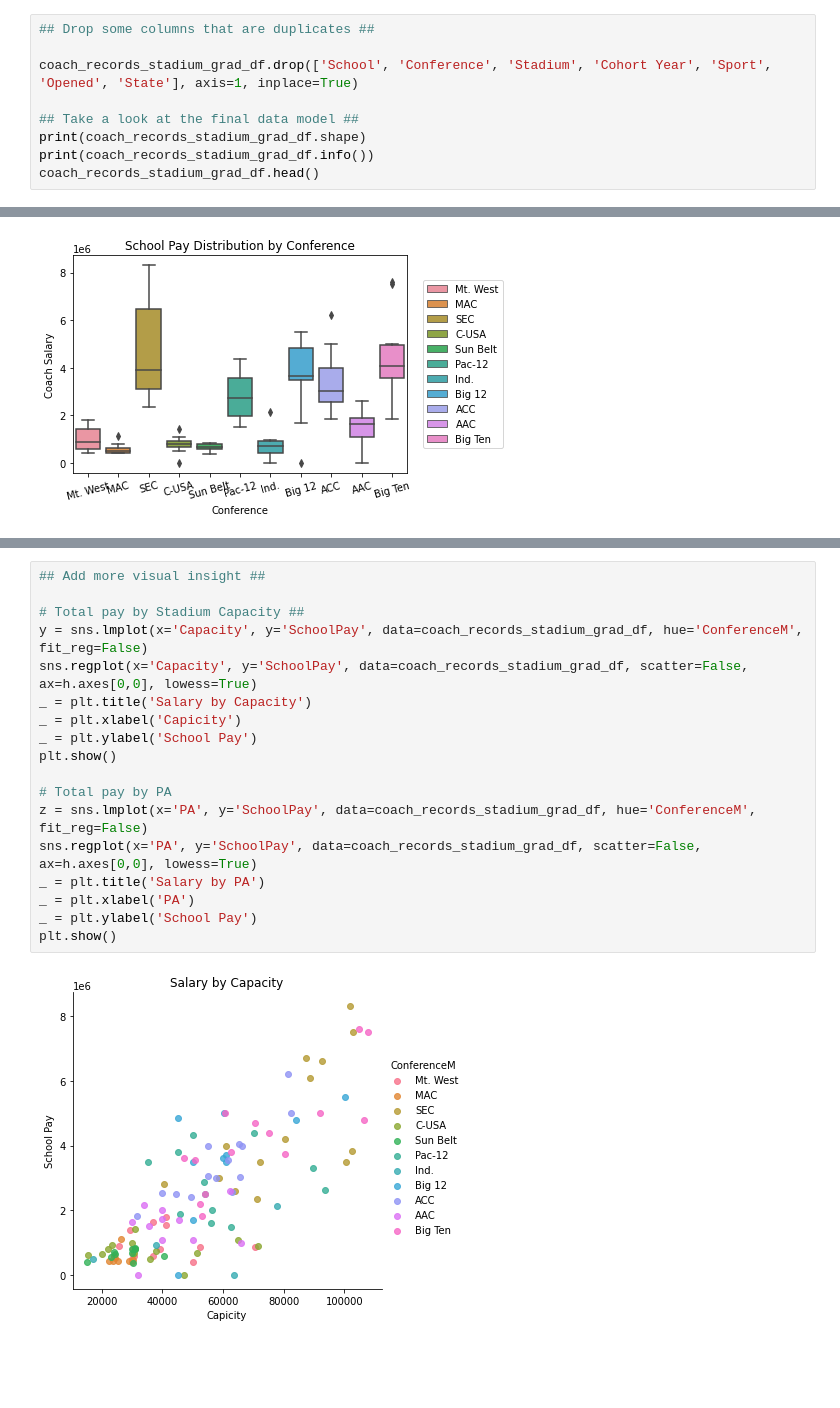
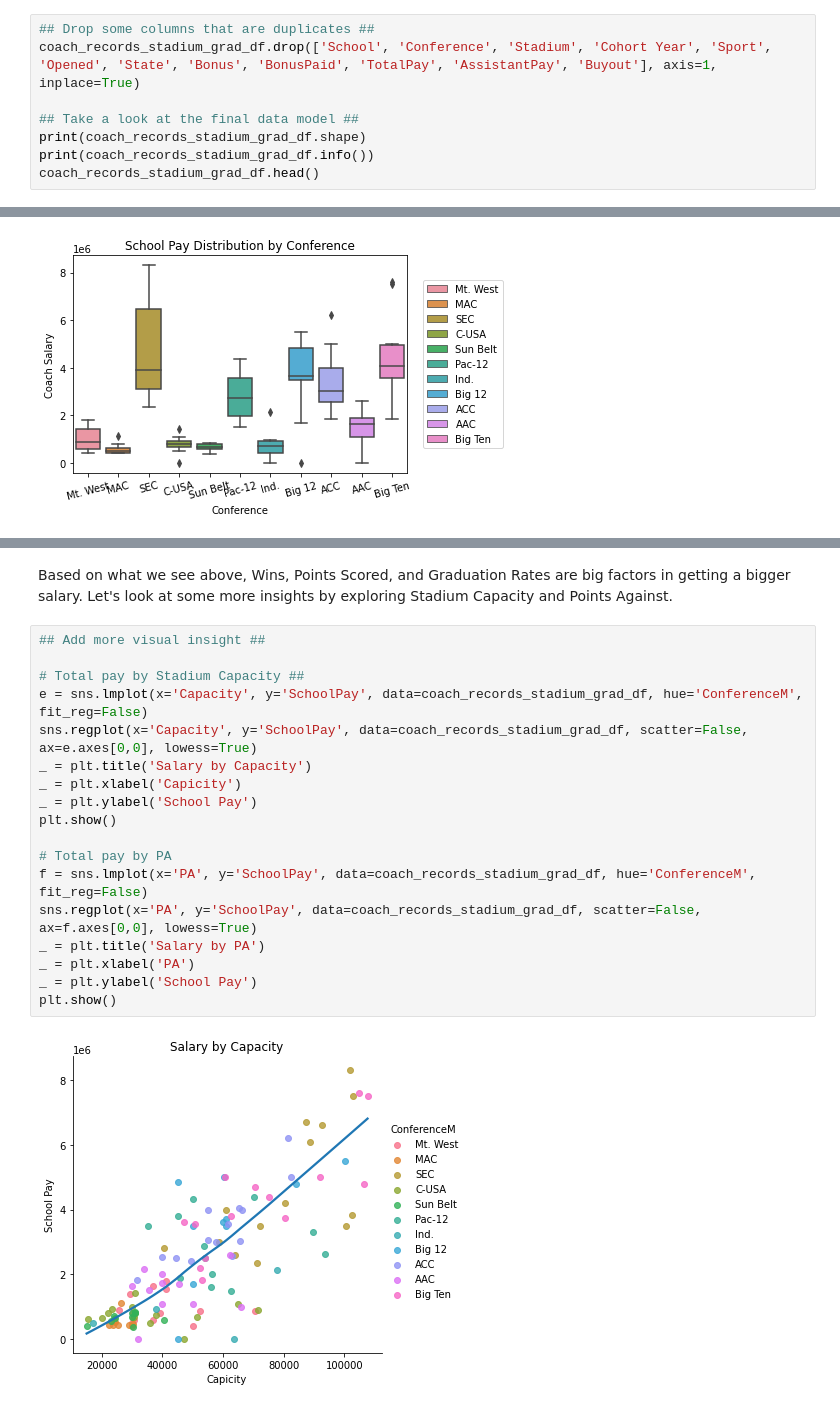
Before and after one commit to Champioa00/LAB1, a Jupyter notebook: Lab1Workingsession.ipynb, the cells around one changed output, grey strips where cells are left out. Cells and saved outputs as stored; diff of their text form; blank space fills up the shorter version.

```diff
--- a/Lab1Workingsession.ipynb
+++ b/Lab1Workingsession.ipynb
@@ -640,7 +642,6 @@ Now that we all the datasets have been combined, we can take a look and see what
 # %%
 ## Drop some columns that are duplicates ##
-
-coach_records_stadium_grad_df.drop(['School', 'Conference', 'Stadium', 'Cohort Year', 'Sport', 'Opened', 'State'], axis=1, inplace=True)
+coach_records_stadium_grad_df.drop(['School', 'Conference', 'Stadium', 'Cohort Year', 'Sport', 'Opened', 'State', 'Bonus', 'BonusPaid', 'TotalPay', 'AssistantPay', 'Buyout'], axis=1, inplace=True)
 
 ## Take a look at the final data model ##
 print(coach_records_stadium_grad_df.shape)
@@ -752,20 +749,22 @@ plt.show()
+# %% [markdown]
+Based on what we see above, Wins, Points Scored, and Graduation Rates are big factors in getting a bigger salary.  Let's look at some more insights by exploring Stadium Capacity and Points Against.
 # %%
 ## Add more visual insight ##
 
 # Total pay by Stadium Capacity ##
-y = sns.lmplot(x='Capacity', y='SchoolPay', data=coach_records_stadium_grad_df, hue='ConferenceM', fit_reg=False)
-sns.regplot(x='Capacity', y='SchoolPay', data=coach_records_stadium_grad_df, scatter=False, ax=h.axes[0,0], lowess=True)
+e = sns.lmplot(x='Capacity', y='SchoolPay', data=coach_records_stadium_grad_df, hue='ConferenceM', fit_reg=False)
+sns.regplot(x='Capacity', y='SchoolPay', data=coach_records_stadium_grad_df, scatter=False, ax=e.axes[0,0], lowess=True)
 _ = plt.title('Salary by Capacity')
 _ = plt.xlabel('Capicity')
 _ = plt.ylabel('School Pay')
 plt.show()
 
 # Total pay by PA
-z = sns.lmplot(x='PA', y='SchoolPay', data=coach_records_stadium_grad_df, hue='ConferenceM', fit_reg=False)
-sns.regplot(x='PA', y='SchoolPay', data=coach_records_stadium_grad_df, scatter=False, ax=h.axes[0,0], lowess=True)
+f = sns.lmplot(x='PA', y='SchoolPay', data=coach_records_stadium_grad_df, hue='ConferenceM', fit_reg=False)
+sns.regplot(x='PA', y='SchoolPay', data=coach_records_stadium_grad_df, scatter=False, ax=f.axes[0,0], lowess=True)
 _ = plt.title('Salary by PA')
 _ = plt.xlabel('PA')
 _ = plt.ylabel('School Pay')
 plt.show()
 # %% [output]
-[figure, old version]
+[figure, new version]
```
Also changed, not shown: parts of 41 cells of this notebook.
